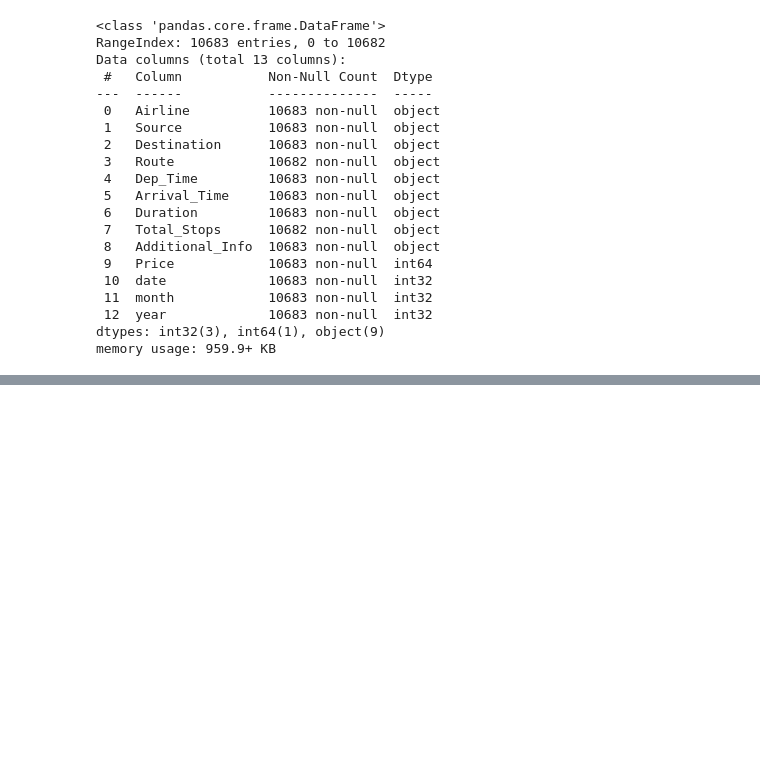
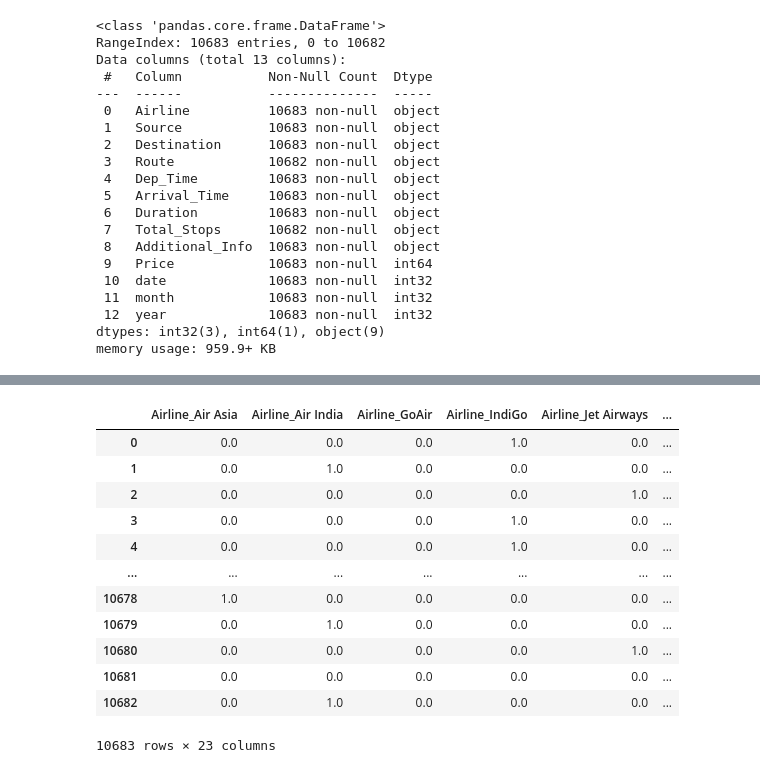
Before and after one commit to a-b-c-d-ritik/DataScience, a Jupyter notebook: 25.EDA/Flight_Price_EDA.ipynb, the cells around one changed output, grey strips where cells are left out. Cells and saved outputs as stored; diff of their text form; code cells hidden in the pictures; blank space fills up the shorter version.

```diff
--- a/25.EDA/Flight_Price_EDA.ipynb
+++ b/25.EDA/Flight_Price_EDA.ipynb
@@ -171,0 +402,16 @@ df.head()
+# %%
+#replacing the nan reecords
+df['Duration_MM']=df['Duration_MM'].map({
+    np.nan:0,
+    '50':50,
+    '25':25,
+    '45':45,
+    '30':30,
+    '5':5,
+    '15':15,
+    '35':35,
+    '10':10,
+    '20':20,
+    '55':55,
+    '40':40
+})
@@ -171,0 +427,3 @@ df.head()
+# %%
+#now drop duration(no use)
+df.drop('Duration',axis=1,inplace=True)
@@ -171,0 +455,3 @@ df.head()
+# %%
+OHE=OneHotEncoder()
+encoded_data=OHE.fit_transform(df[['Airline','Source','Destination']]).toarray()
@@ -171,0 +468,16 @@ df.head()
+# %%
+pd.DataFrame(encoded_data,columns=OHE.get_feature_names_out())
+# %% [output]
+|  | Airline_Air Asia | Airline_Air India | Airline_GoAir | Airline_IndiGo | Airline_Jet Airways | ... |
+| 0 | 0.0 | 0.0 | 0.0 | 1.0 | 0.0 | ... |
+| 1 | 0.0 | 1.0 | 0.0 | 0.0 | 0.0 | ... |
+| 2 | 0.0 | 0.0 | 0.0 | 0.0 | 1.0 | ... |
+| 3 | 0.0 | 0.0 | 0.0 | 1.0 | 0.0 | ... |
+| 4 | 0.0 | 0.0 | 0.0 | 1.0 | 0.0 | ... |
+| ... | ... | ... | ... | ... | ... | ... |
+| 10678 | 1.0 | 0.0 | 0.0 | 0.0 | 0.0 | ... |
+| 10679 | 0.0 | 1.0 | 0.0 | 0.0 | 0.0 | ... |
+| 10680 | 0.0 | 0.0 | 0.0 | 0.0 | 1.0 | ... |
+| 10681 | 0.0 | 0.0 | 0.0 | 0.0 | 0.0 | ... |
+| 10682 | 0.0 | 1.0 | 0.0 | 0.0 | 0.0 | ... |
+10683 rows × 23 columns
```
Also changed, not shown: parts of 32 cells of this notebook, 2 other files.
